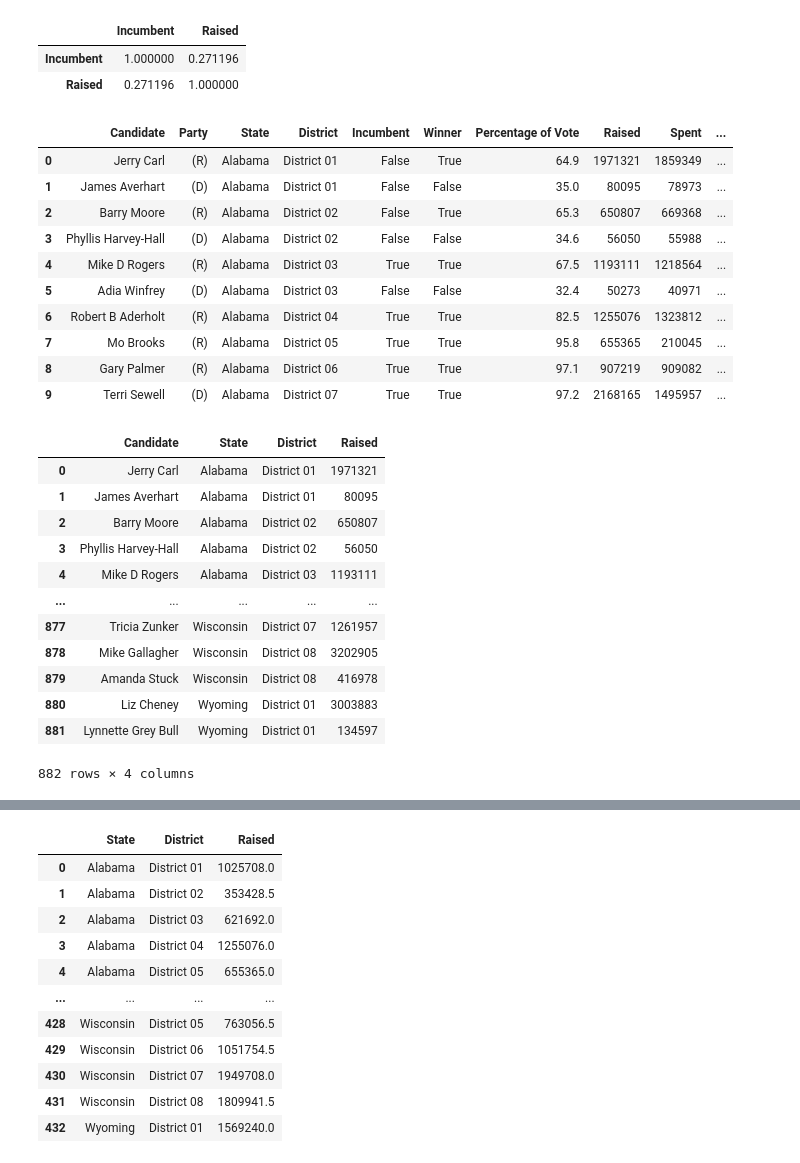
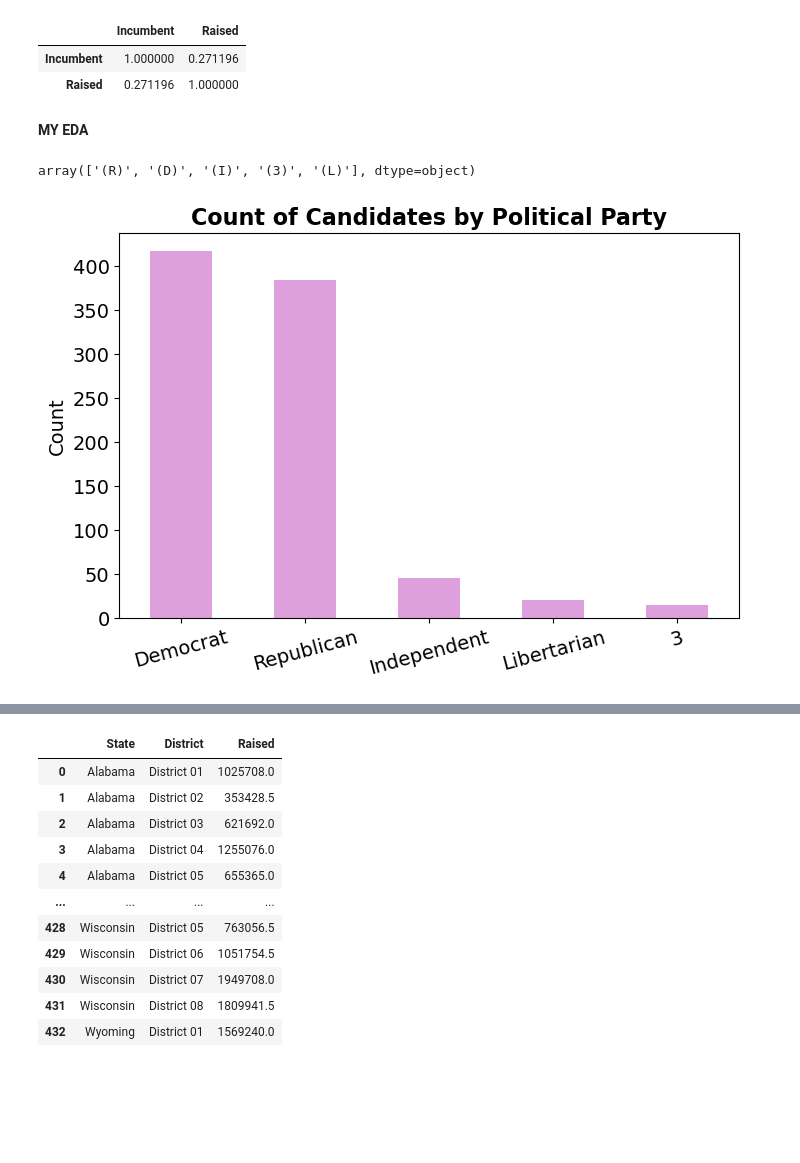
Before and after one commit to KagonDeans/webscraping-open-secrets, a Jupyter notebook: notebooks/HOR_EDA.ipynb, the cells around one changed output, grey strips where cells are left out. Cells and saved outputs as stored; diff of their text form; code cells hidden in the pictures; blank space fills up the shorter version.

```diff
--- a/notebooks/HOR_EDA.ipynb
+++ b/notebooks/HOR_EDA.ipynb
@@ -222,33 +200,19 @@ House_of_Rep[['Incumbent', 'Raised']].corr()
 |  | Incumbent | Raised |
 | Incumbent | 1.000000 | 0.271196 |
 | Raised | 0.271196 | 1.000000 |
-# %%
-House_of_Rep.head(10)
-# %% [output]
-|  | Candidate | Party | State | District | Incumbent | Winner | Percentage of Vote | Raised | Spent | ... |
-| 0 | Jerry Carl | (R) | Alabama | District 01 | False | True | 64.9 | 1971321 | 1859349 | ... |
-| 1 | James Averhart | (D) | Alabama | District 01 | False | False | 35.0 | 80095 | 78973 | ... |
-| 2 | Barry Moore | (R) | Alabama | District 02 | False | True | 65.3 | 650807 | 669368 | ... |
-| 3 | Phyllis Harvey-Hall | (D) | Alabama | District 02 | False | False | 34.6 | 56050 | 55988 | ... |
-| 4 | Mike D Rogers | (R) | Alabama | District 03 | True | True | 67.5 | 1193111 | 1218564 | ... |
-| 5 | Adia Winfrey | (D) | Alabama | District 03 | False | False | 32.4 | 50273 | 40971 | ... |
-| 6 | Robert B Aderholt | (R) | Alabama | District 04 | True | True | 82.5 | 1255076 | 1323812 | ... |
-| 7 | Mo Brooks | (R) | Alabama | District 05 | True | True | 95.8 | 655365 | 210045 | ... |
-| 8 | Gary Palmer | (R) | Alabama | District 06 | True | True | 97.1 | 907219 | 909082 | ... |
-| 9 | Terri Sewell | (D) | Alabama | District 07 | True | True | 97.2 | 2168165 | 1495957 | ... |
-# %%
-House_of_Rep[['Candidate','State', 'District', 'Raised']]
-# %% [output]
-|  | Candidate | State | District | Raised |
-| 0 | Jerry Carl | Alabama | District 01 | 1971321 |
-| 1 | James Averhart | Alabama | District 01 | 80095 |
-| 2 | Barry Moore | Alabama | District 02 | 650807 |
-| 3 | Phyllis Harvey-Hall | Alabama | District 02 | 56050 |
-| 4 | Mike D Rogers | Alabama | District 03 | 1193111 |
-| ... | ... | ... | ... | ... |
-| 877 | Tricia Zunker | Wisconsin | District 07 | 1261957 |
-| 878 | Mike Gallagher | Wisconsin | District 08 | 3202905 |
-| 879 | Amanda Stuck | Wisconsin | District 08 | 416978 |
-| 880 | Liz Cheney | Wyoming | District 01 | 3003883 |
-| 881 | Lynnette Grey Bull | Wyoming | District 01 | 134597 |
-882 rows × 4 columns
+# %% [markdown]
+**MY EDA**
+# %%
+House_of_Rep['Party'].unique()
+# %% [output]
+array(['(R)', '(D)', '(I)', '(3)', '(L)'], dtype=object)
+# %%
+#The amount of candidates for each party
+plt.figure(figsize = (8,5))
+House_of_Rep['Party'].value_counts().plot(kind = 'bar', color = 'plum')
+plt.xticks(rotation = 15, fontsize = 14, labels = ['Democrat', 'Republican', 'Independent', 'Libertarian', '3'], ticks = [0, 1, 2, 3, 4])
+plt.yticks(fontsize = 14)
+plt.ylabel('Count', fontsize = 14)
+plt.title('Count of Candidates by Political Party', fontsize = 16, fontweight = 'bold');
+# %% [output]
+[figure, added]
```
Also changed, not shown: parts of 25 cells of this notebook.
